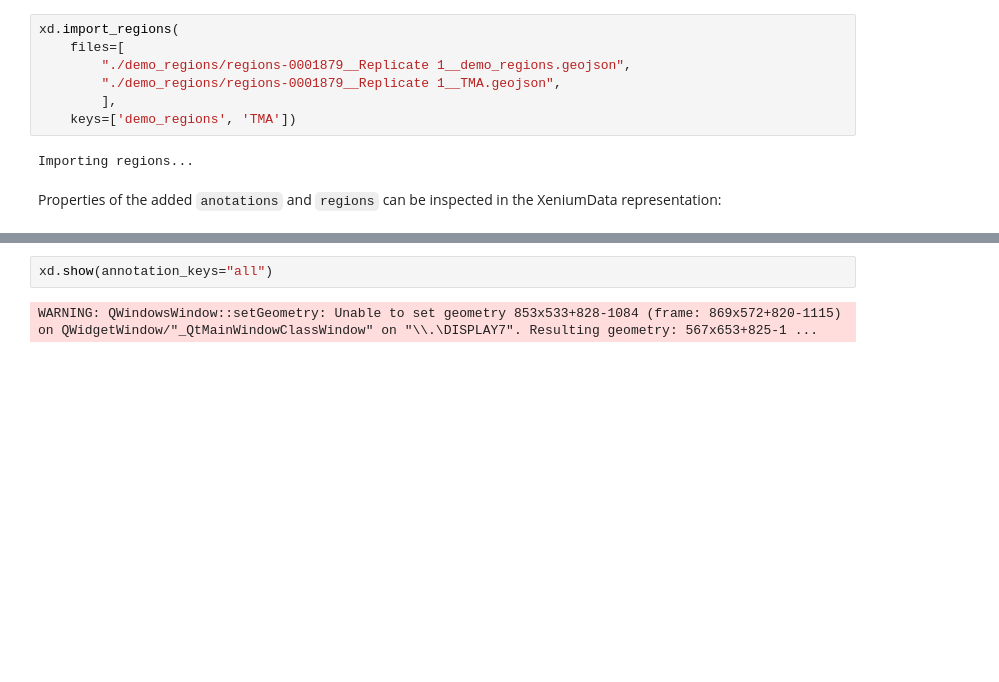
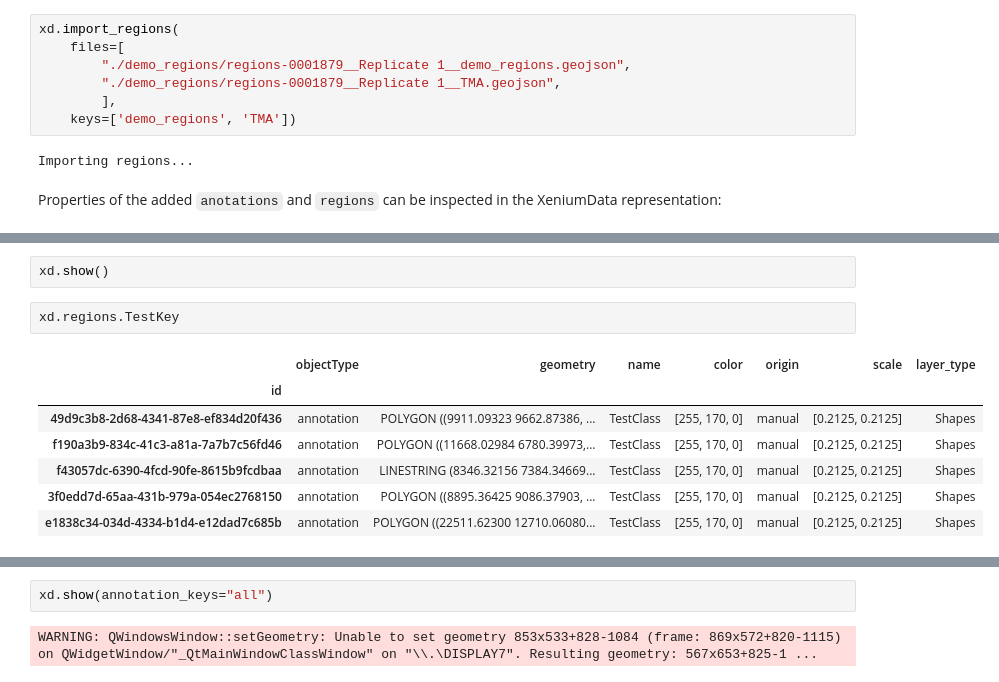
Before and after one commit to b-lemke98/InSituPy-1, a Jupyter notebook: notebooks/04_InSituPy_demo_annotations.ipynb, the cells around one changed output, grey strips where cells are left out. Drawn from its saved outputs; the diff is of its cells as text; blank space fills up the shorter version.

```diff
--- a/notebooks/04_InSituPy_demo_annotations.ipynb
+++ b/notebooks/04_InSituPy_demo_annotations.ipynb
@@ -152,0 +268,12 @@ WARNING: QWindowsWindow::setGeometry: Unable to set geometry 853x533+831-1077 (f
+# %%
+xd.show()
+# %%
+xd.regions.TestKey
+# %% [output]
+|  | objectType | geometry | name | color | origin | scale | layer_type |
+| id |  |  |  |  |  |  |  |
+| 49d9c3b8-2d68-4341-87e8-ef834d20f436 | annotation | POLYGON ((9911.09323 9662.87386, ... | TestClass | [255, 170, 0] | manual | [0.2125, 0.2125] | Shapes |
+| f190a3b9-834c-41c3-a81a-7a7b7c56fd46 | annotation | POLYGON ((11668.02984 6780.39973,... | TestClass | [255, 170, 0] | manual | [0.2125, 0.2125] | Shapes |
+| f43057dc-6390-4fcd-90fe-8615b9fcdbaa | annotation | LINESTRING (8346.32156 7384.34669... | TestClass | [255, 170, 0] | manual | [0.2125, 0.2125] | Shapes |
+| 3f0edd7d-65aa-431b-979a-054ec2768150 | annotation | POLYGON ((8895.36425 9086.37903, ... | TestClass | [255, 170, 0] | manual | [0.2125, 0.2125] | Shapes |
+| e1838c34-034d-4334-b1d4-e12dad7c685b | annotation | POLYGON ((22511.62300 12710.06080... | TestClass | [255, 170, 0] | manual | [0.2125, 0.2125] | Shapes |
```
Also changed, not shown: parts of 27 cells of this notebook, 8 other files.
